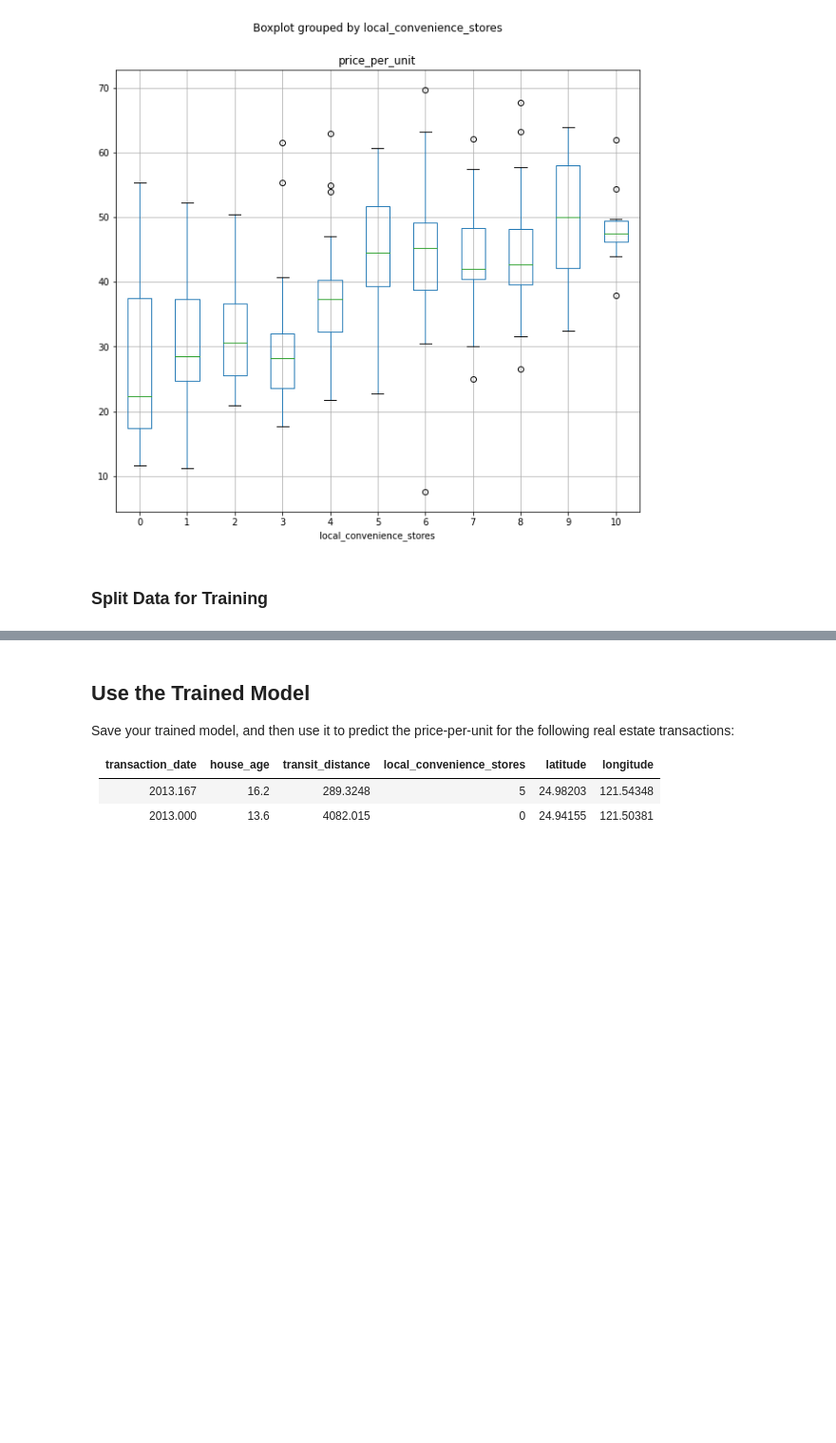
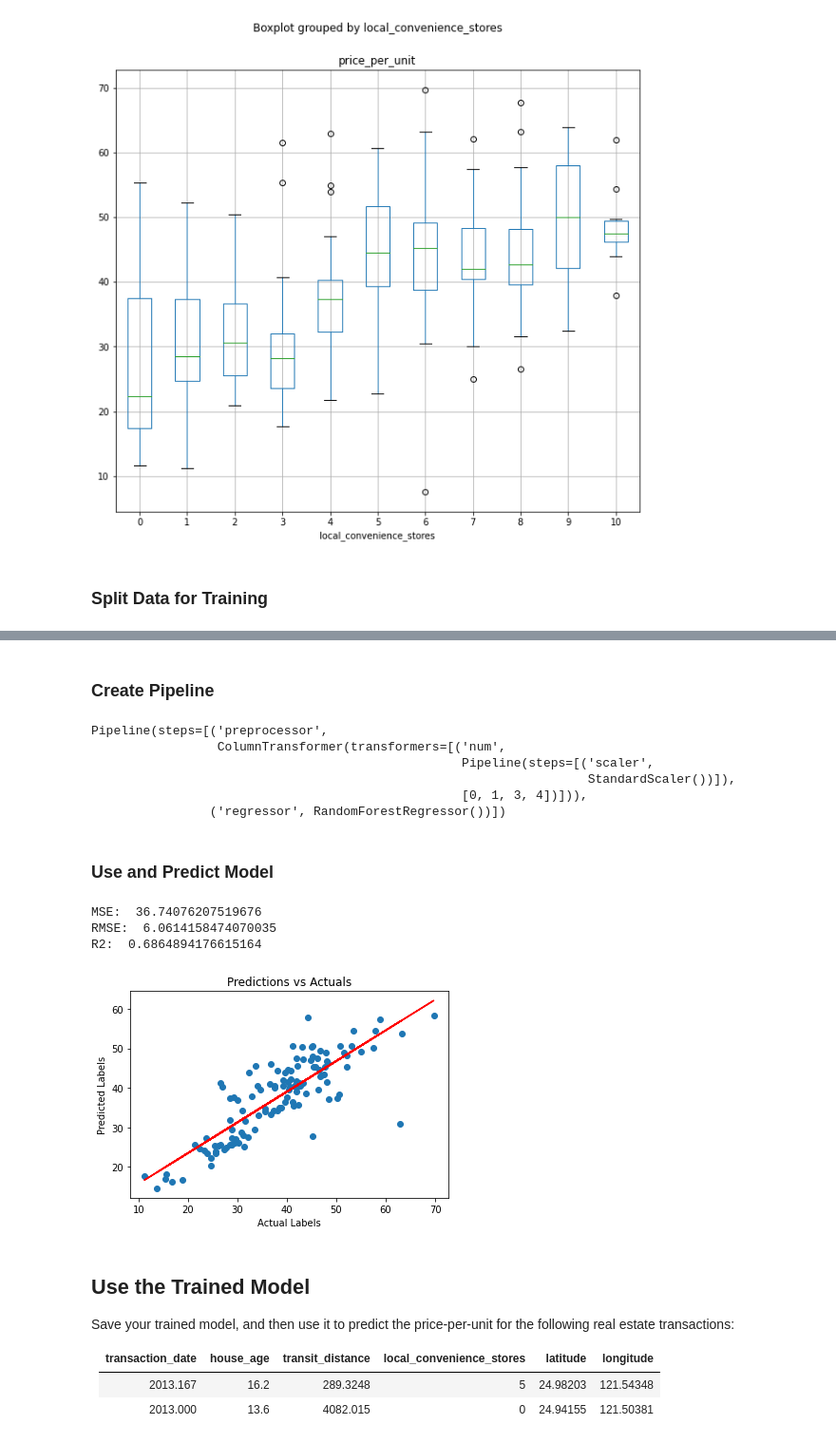
Before and after one commit to MicrosoftDocs/ml-basics, a Jupyter notebook: challenges/02 - Real Estate Regression Challenge.ipynb, the cells around one changed output, grey strips where cells are left out. Shown at 95% size. Cells and saved outputs as stored; diff of their text form; code cells hidden in the pictures; blank space fills up the shorter version.

```diff
--- a/challenges/02 - Real Estate Regression Challenge.ipynb
+++ b/challenges/02 - Real Estate Regression Challenge.ipynb
@@ -147,3 +139,58 @@ array([[ 32.     ,  84.87882,  10.     ,  24.98298, 121.54024],
+# %% [markdown]
+### Create Pipeline
+# %%
+from sklearn.compose import ColumnTransformer
+from sklearn.pipeline import Pipeline
+from sklearn.impute import SimpleImputer
+from sklearn.preprocessing import StandardScaler, OrdinalEncoder
+from sklearn.ensemble import RandomForestRegressor
+import numpy as np
+
+numeric_feat = [0,1,3,4]
+numeric_transform = Pipeline(steps=[('scaler',StandardScaler())])
+
+preprocess = ColumnTransformer(transformers=[('num', numeric_transform, numeric_feat),])
+
+pipeline = Pipeline(steps=[('preprocessor', preprocess), ('regressor', RandomForestRegressor())])
+
+model = pipeline.fit(X_train, (y_train))
+
+print(model)
+# %% [output]
+Pipeline(steps=[('preprocessor',
+                 ColumnTransformer(transformers=[('num',
+                                                  Pipeline(steps=[('scaler',
+                                                                   StandardScaler())]),
+                                                  [0, 1, 3, 4])])),
+                ('regressor', RandomForestRegressor())])
+# %% [markdown]
+### Use and Predict Model
+# %%
+import matplotlib.pyplot as plt
+from sklearn.metrics import mean_squared_error, r2_score
+%matplotlib inline
+
+predictions = model.predict(X_test)
+mse = mean_squared_error(y_test, predictions)
+rmse = np.sqrt(mse)
+r2 = r2_score(y_test, predictions)
+print("MSE: ", mse)
+print("RMSE: ", rmse)
+print("R2: ", r2)
+
+plt.scatter(y_test, predictions)
+plt.xlabel('Actual Labels')
+plt.ylabel('Predicted Labels')
+plt.title('Predictions vs Actuals')
+z = np.polyfit(y_test, predictions, 1)
+p = np.poly1d(z)
+plt.plot(y_test,p(y_test), color='red')
+plt.show()
+# %% [output]
+MSE:  36.74076207519676
+RMSE:  6.0614158474070035
+R2:  0.6864894176615164
+[figure, added]
 # %% [markdown]
 ## Use the Trained Model
 
```
Also changed, not shown: parts of 3 cells of this notebook.
